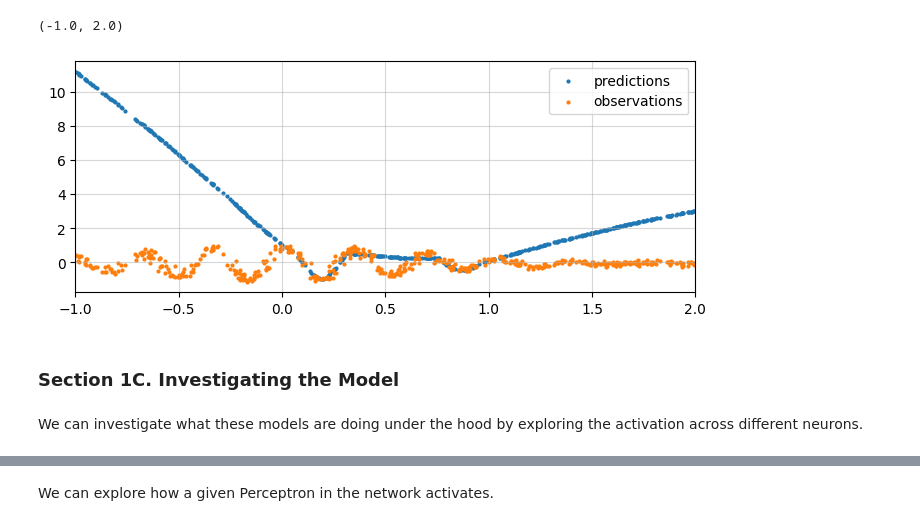
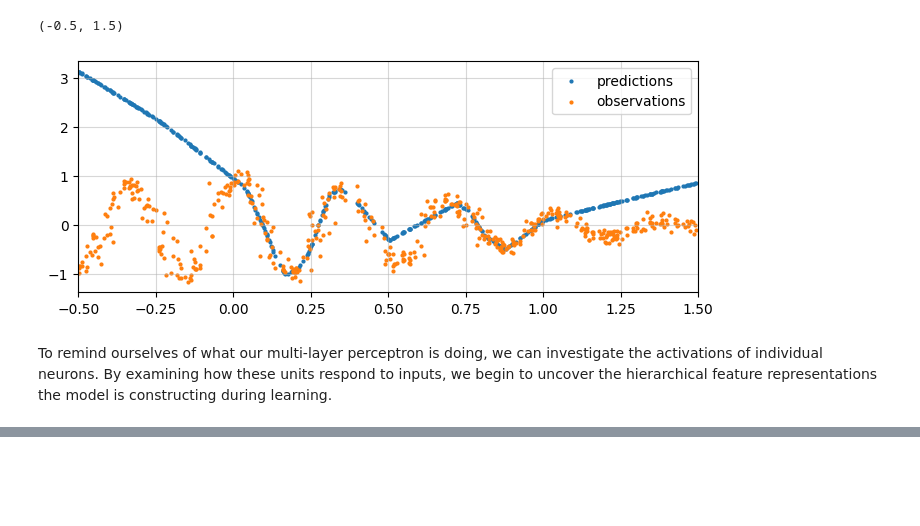
Before and after one commit to nextgenerationgraduatesprogram/nextgen25-mlai-workshop03, a Jupyter notebook: notebooks/main.ipynb, the cells around one changed output, grey strips where cells are left out. Drawn from its saved outputs; the diff is of its cells as text; code cells hidden in the pictures; blank space fills up the shorter version.

```diff
--- a/notebooks/main.ipynb
+++ b/notebooks/main.ipynb
@@ -59,7 +62,7 @@ import matplotlib.pyplot as plt
 f = lambda x: torch.exp(-x**2) * torch.sin(5.8 * torch.pi * x + 0.41)
 
 # define a dataset with your function
-dataset = Dataset(f, 0, 1, 500)
+dataset = Dataset(f, a=0, b=1, N=200)
 
 # visualize the observations
 fig, ax = plt.subplots(figsize=(8,3))
@@ -78,25 +79,25 @@ import torch.nn as nn
 
 # define a layer of perceptrons as a building block
 class PerceptronLayer(nn.Module):
-    def __init__(self, input_dim: int, output_dim: int, act: bool = True):
-        super(PerceptronLayer, self).__init__()
-        self.fc = nn.Linear(input_dim, output_dim)
-        self.act = nn.ReLU() if act else nn.Identity()
+  def __init__(self, input_dim: int, output_dim: int, act: bool = True):
+    super(PerceptronLayer, self).__init__()
+    self.fc = nn.Linear(input_dim, output_dim)
+    self.act = nn.ReLU() if act else nn.Identity()
 
-    def forward(self, x):
-        x = self.act(self.fc(x))
-        return x
+  def forward(self, x):
+    x = self.act(self.fc(x))
+    return x
 
 # create a flexible hypothesis space using an MLP
 class MultiLayerPerceptron(nn.Module):
-    def __init__(self, hidden_layers: int = 0, hidden_dim: int = 1, input_dim: int = 1, output_dim: int = 1):
-        super(MultiLayerPerceptron, self).__init__()
-        modules = [PerceptronLayer(1, hidden_dim)] # input layer
-        for _ in range(hidden_layers): modules.append(PerceptronLayer(hidden_dim, hidden_dim)) # hidden layers
-        modules.append(PerceptronLayer(hidden_dim, 1, act=False)) # output layer (no activation)
-        self.layers = nn.ModuleList(modules) # store layers
+  def __init__(self, hidden_layers: int = 0, hidden_dim: int = 1, input_dim: int = 1, output_dim: int = 1):
+    super(MultiLayerPerceptron, self).__init__()
+    modules = [PerceptronLayer(input_dim, hidden_dim)] # input layer
+    for _ in range(hidden_layers): modules.append(PerceptronLayer(hidden_dim, hidden_dim)) # hidden layers
+    modules.append(PerceptronLayer(hidden_dim, output_dim, act=False)) # output layer (no activation)
+    self.layers = nn.ModuleList(modules) # store layers
 
-    def forward(self, x):
-        for layer in self.layers:
-            x = layer(x)
-        return x
+  def forward(self, x):
+    for layer in self.layers:
+      x = layer(x)
+    return x
@@ -199,17 +201,15 @@ ax.set_xlim(0, 1)
 # %%
 # define a much broader domain to see how well it extrapolates
-dataset_extrap = Dataset(f, -1, 2, 500)
+dataset_extrap = Dataset(f, -0.5, 1.5, 500)
 
 # plot the results
 ax = plot_predictions(model, dataset_extrap)
-ax.set_xlim(-1, 2)
+ax.set_xlim(-0.5, 1.5)
 # %% [output]
-(-1.0, 2.0)
+(-0.5, 1.5)
-[figure, old version]
+[figure, new version]
-# %% [markdown]
-<h3>Section 1C. Investigating the Model</h3>
-# %% [markdown]
-We can investigate what these models are doing under the hood by exploring the activation across different neurons.
+# %% [markdown]
+To remind ourselves of what our multi-layer perceptron is doing, we can investigate the activations of individual neurons. By examining how these units respond to inputs, we begin to uncover the hierarchical feature representations the model is constructing during learning.
 # %%
 # lets explore the model
 model
@@ -230,8 +230,6 @@ MultiLayerPerceptron(
     )
   )
 )
-# %% [markdown]
-We can explore how a given Perceptron in the network activates.
 # %%
 # store
 activations = {}
```
Also changed, not shown: parts of 160 cells of this notebook.
